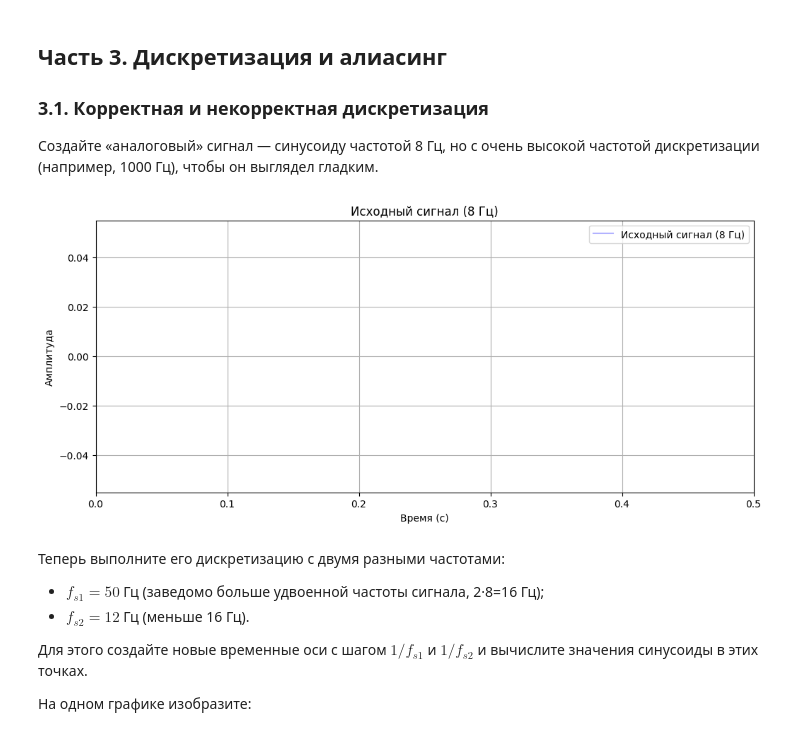
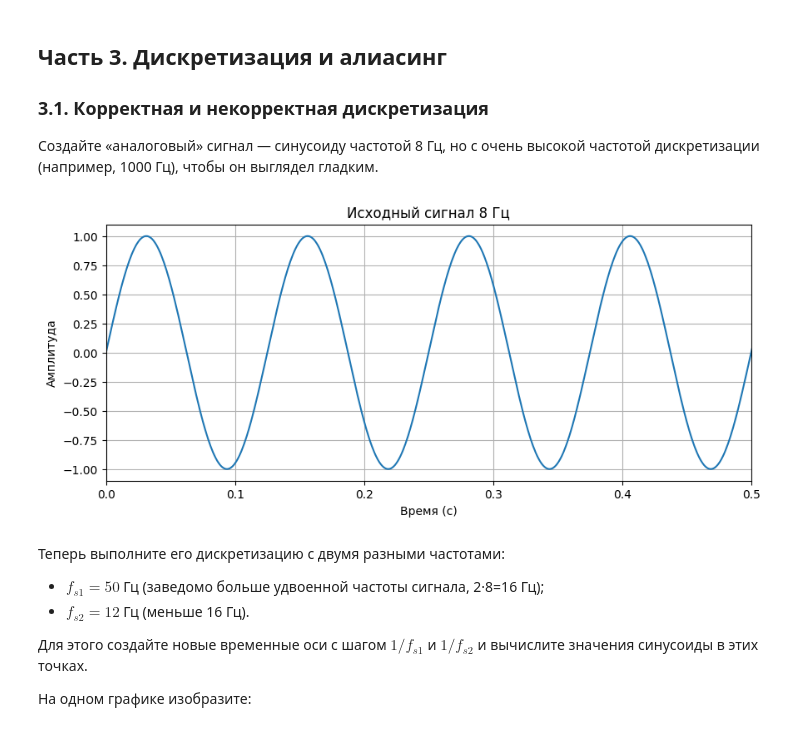
Before and after one commit to korzhimanov/dsp-seminars, a Jupyter notebook: seminars/1.ipynb, the cells around one changed output. Drawn from its saved outputs; the diff is of its cells as text; code cells hidden in the pictures.

```diff
--- a/seminars/1.ipynb
+++ b/seminars/1.ipynb
@@ -206,21 +190,20 @@ plt.show()
 # %%
 # «Аналоговый» сигнал с высокой частотой дискретизации
 fs_analog = 1000
-t_analog = []
 f_signal = 8
-analog_signal = []
+t_cont = np.arange(0, 1, 1 / fs_analog)
+x_cont = np.sin(2 * np.pi * f_signal * t_cont)
 
-plt.figure(figsize=(12,5))
-plt.plot([], [], 'b-', alpha=0.3, label='Исходный сигнал (8 Гц)')
+plt.figure(figsize=(10, 4))
+plt.plot(t_cont, x_cont)
+plt.title('Исходный сигнал 8 Гц')
 plt.xlabel('Время (с)')
 plt.ylabel('Амплитуда')
-plt.title('Исходный сигнал (8 Гц)')
-plt.legend()
+plt.xlim(0, 0.5)
 plt.grid(True)
-plt.xlim(0, 0.5)
 plt.show()
 # %% [output]
-[figure, old version]
+[figure, new version]
 # %% [markdown]
 Теперь выполните его дискретизацию с двумя разными частотами:
 - $f_{s1} = 50$ Гц (заведомо больше удвоенной частоты сигнала, 2·8=16 Гц);
```
Also changed, not shown: parts of 11 cells of this notebook.
